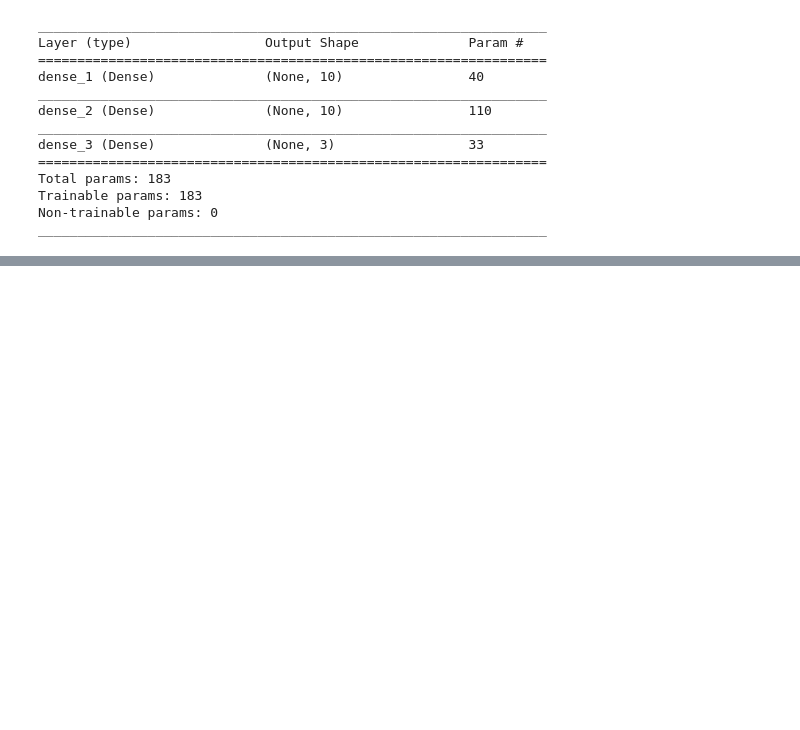
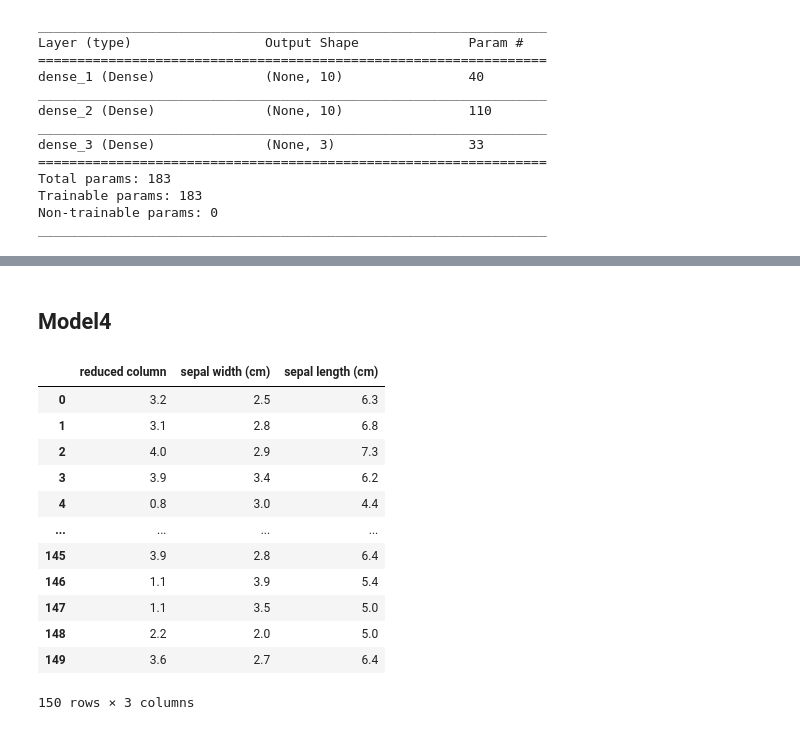
Before and after one commit to abhiWriteCode/Small-Machine-Learning-Projects, a Jupyter notebook: Classify_Iris_flowers.ipynb, the cells around one changed output, grey strips where cells are left out. Saved outputs shown, nothing was run; the diff lists cells and outputs as text; code cells hidden in the pictures; blank space fills up the shorter version.

```diff
--- a/Classify_Iris_flowers.ipynb
+++ b/Classify_Iris_flowers.ipynb
@@ -335,0 +336,22 @@ print(loss, acc)
+# %% [markdown]
+## Model4
+# %%
+reduced_X = pd.DataFrame(X[['petal length (cm)', 'petal width (cm)']].mean(axis=1).values, columns=['reduced column'])
+reduced_X['sepal width (cm)'] = X['sepal width (cm)'].values
+reduced_X['sepal length (cm)'] = X['sepal length (cm)'].values
+
+reduced_X
+# %% [output]
+|  | reduced column | sepal width (cm) | sepal length (cm) |
+| 0 | 3.2 | 2.5 | 6.3 |
+| 1 | 3.1 | 2.8 | 6.8 |
+| 2 | 4.0 | 2.9 | 7.3 |
+| 3 | 3.9 | 3.4 | 6.2 |
+| 4 | 0.8 | 3.0 | 4.4 |
+| ... | ... | ... | ... |
+| 145 | 3.9 | 2.8 | 6.4 |
+| 146 | 1.1 | 3.9 | 5.4 |
+| 147 | 1.1 | 3.5 | 5.0 |
+| 148 | 2.2 | 2.0 | 5.0 |
+| 149 | 3.6 | 2.7 | 6.4 |
+150 rows × 3 columns
```
Also changed, not shown: parts of 21 cells of this notebook.
